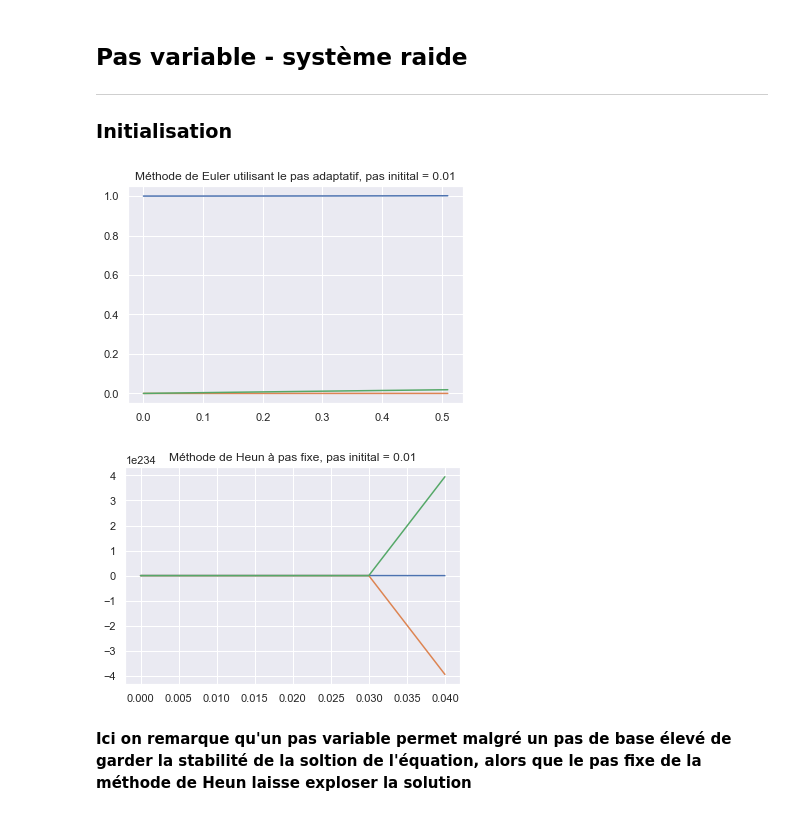
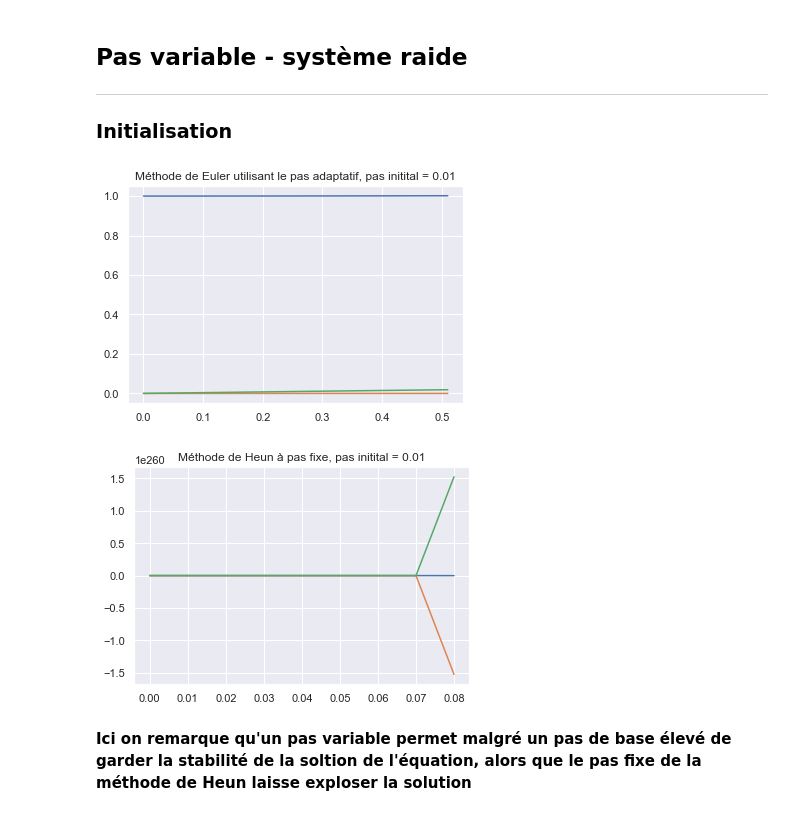
Before and after one commit to paplessix/ProjetMaths2, a Jupyter notebook: ProjMaths2.ipynb, the cells around one changed output. Cells and saved outputs as stored; diff of their text form; code cells hidden in the pictures.

```diff
--- a/ProjMaths2.ipynb
+++ b/ProjMaths2.ipynb
@@ -226,21 +242,21 @@ t0, tf, x0 = 0.0, 0.5, array([1.0, 0.0, 0.0])
 # %%
 t, x,TLDT, LDT, LDT2DT = solve_ivp_euler_explicit_variable_step(f, t0, x0, tf, dtmin = 1e-20, atol = 1e-6, dtmax = 0.01)
 pas = 0.01
-u, v = solve_heun(f, x0, pas,tf )
+u, v = solve_euler_explicit(f, x0, pas,tf )
 figure()
 plot(t, x[0])
 plot(t, x[1])
 plot(t, x[2])
 plt.title(f'Méthode de Euler utilisant le pas adaptatif, pas initital = {pas}')
 plt.show()
 plot(u,v[0])
 plot(u,v[1])
 plot(u,v[2])
 plt.title(f'Méthode de Heun à pas fixe, pas initital = {pas}')
 plt.show()
 # %% [output]
 [figure]
-[figure, old version]
+[figure, new version]
 # %% [markdown]
 **Ici on remarque qu'un pas variable permet malgré un pas de base élevé de garder la stabilité de la soltion de l'équation, alors que le pas fixe de la méthode de Heun laisse exploser la solution**
 # %% [markdown]
```
Also changed, not shown: parts of 2 cells of this notebook.
